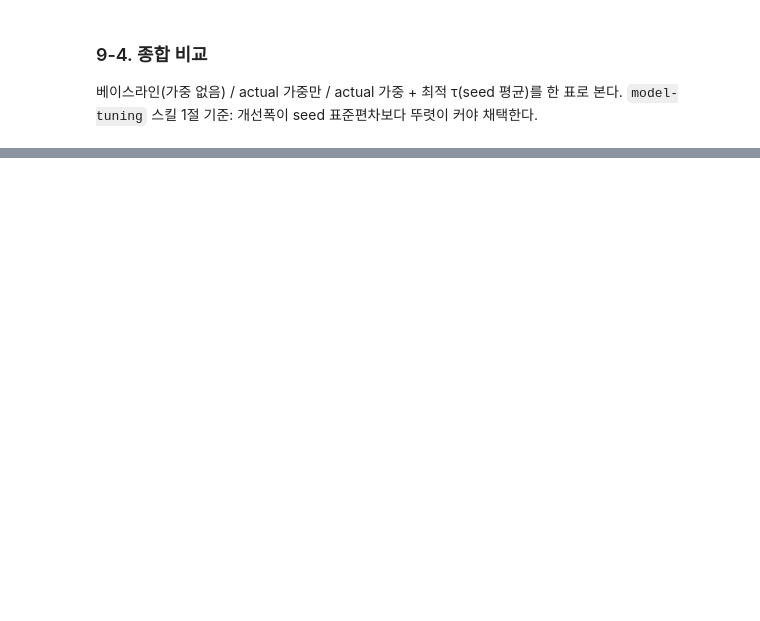
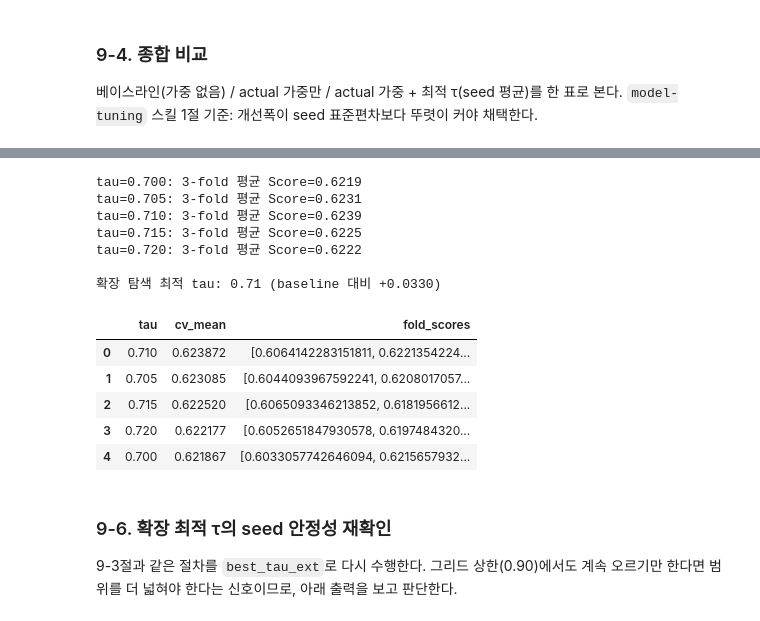
Before and after one commit to cms6090/wind_forecast, a Jupyter notebook: notebooks/05_tuning.ipynb, the cells around one changed output, grey strips where cells are left out. Cells and saved outputs as stored; diff of their text form; code cells hidden in the pictures; blank space fills up the shorter version.

```diff
--- a/notebooks/05_tuning.ipynb
+++ b/notebooks/05_tuning.ipynb
@@ -450,0 +504,31 @@ loss_comparison_df
+# %%
+TAU_GRID_EXT = [0.70, 0.705, 0.71, 0.715, 0.72]
+
+tau_ext_rows = []
+for tau in TAU_GRID_EXT:
+    mean_score, fold_scores = cv_score_ext(DEFAULT_PARAMS, quantile_alpha=tau, use_sample_weight=True)
+    tau_ext_rows.append({"tau": tau, "cv_mean": mean_score, "fold_scores": fold_scores})
+    print(f"tau={tau:.3f}: 3-fold 평균 Score={mean_score:.4f}")
+
+tau_ext_df = pd.DataFrame(tau_ext_rows).sort_values("cv_mean", ascending=False).reset_index(drop=True)
+best_tau_ext = tau_ext_df.loc[0, "tau"]
+print(f"\n확장 탐색 최적 tau: {best_tau_ext} (baseline 대비 {tau_ext_df.loc[0, 'cv_mean'] - baseline_mean:+.4f})")
+tau_ext_df
+# %% [output]
+tau=0.700: 3-fold 평균 Score=0.6219
+tau=0.705: 3-fold 평균 Score=0.6231
+tau=0.710: 3-fold 평균 Score=0.6239
+tau=0.715: 3-fold 평균 Score=0.6225
+tau=0.720: 3-fold 평균 Score=0.6222
+
+확장 탐색 최적 tau: 0.71 (baseline 대비 +0.0330)
+|  | tau | cv_mean | fold_scores |
+| 0 | 0.710 | 0.623872 | [0.6064142283151811, 0.6221354224... |
+| 1 | 0.705 | 0.623085 | [0.6044093967592241, 0.6208017057... |
+| 2 | 0.715 | 0.622520 | [0.6065093346213852, 0.6181956612... |
+| 3 | 0.720 | 0.622177 | [0.6052651847930578, 0.6197484320... |
+| 4 | 0.700 | 0.621867 | [0.6033057742646094, 0.6215657932... |
+# %% [markdown]
+### 9-6. 확장 최적 τ의 seed 안정성 재확인
+
+9-3절과 같은 절차를 `best_tau_ext`로 다시 수행한다. 그리드 상한(0.90)에서도 계속 오르기만 한다면 범위를 더 넓혀야 한다는 신호이므로, 아래 출력을 보고 판단한다.
```
Also changed, not shown: parts of 33 cells of this notebook, 2 other files.
